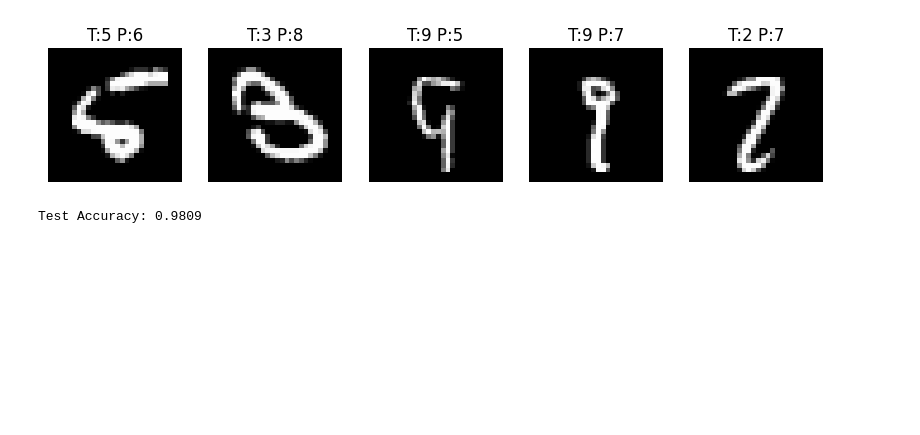
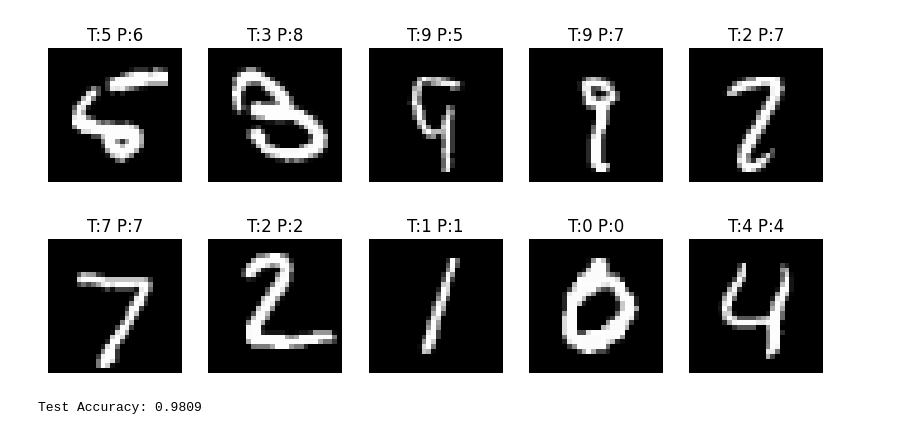
Before and after one commit to LindaEng/handwriting-recognition, a Jupyter notebook: notebooks/01_load_data.ipynb, the cells around one changed output. Cells and saved outputs as stored; diff of their text form; code cells hidden in the pictures; blank space fills up the shorter version.

Commit message:
correct prediction, misclassified, and training loss updated

```diff
--- a/notebooks/01_load_data.ipynb
+++ b/notebooks/01_load_data.ipynb
@@ -43,3 +43,7 @@ with torch.no_grad():
                 misclassified.append(
                     (images[i], labels[i].item(), preds[i].item())
                 )
+# %%
+show_correct(correct_preds, n = 5)
+# %% [output]
+[figure, added]
```
Also changed, not shown: parts of 4 cells of this notebook.
